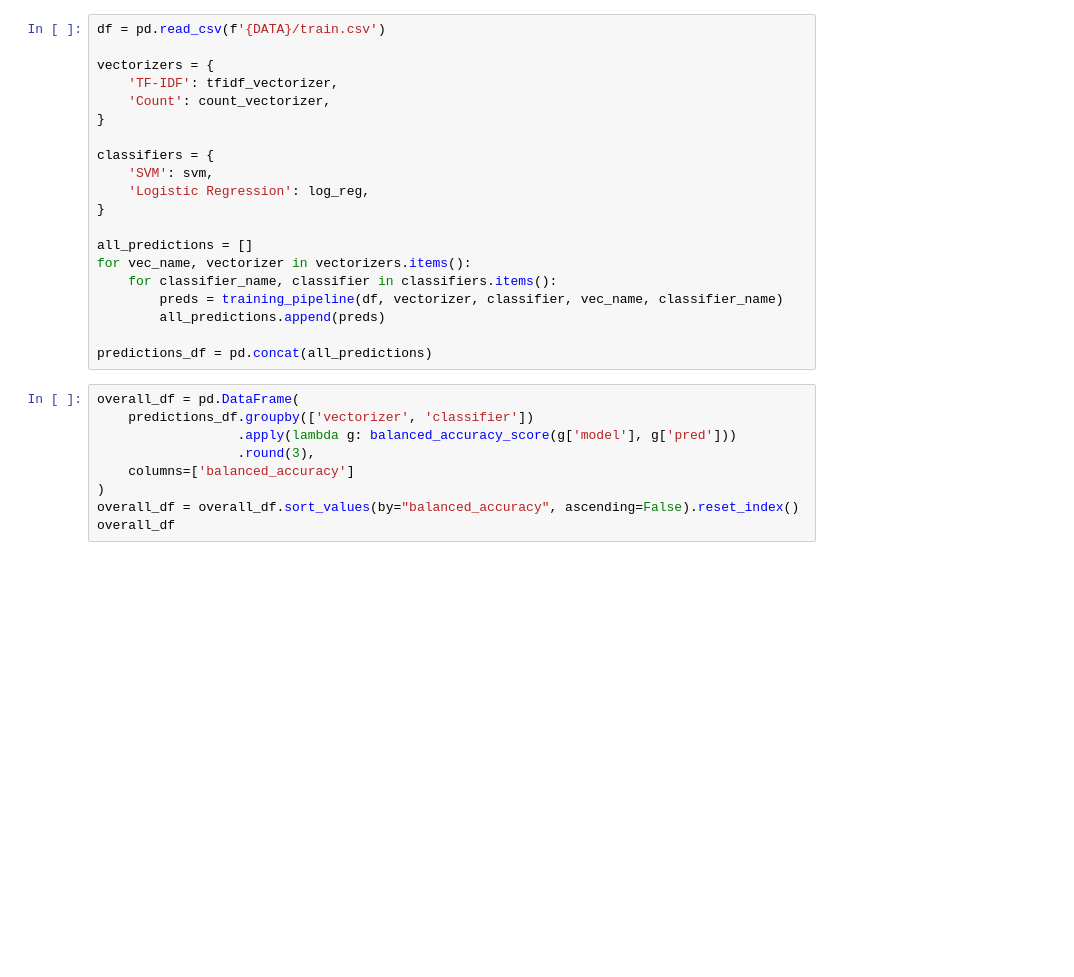
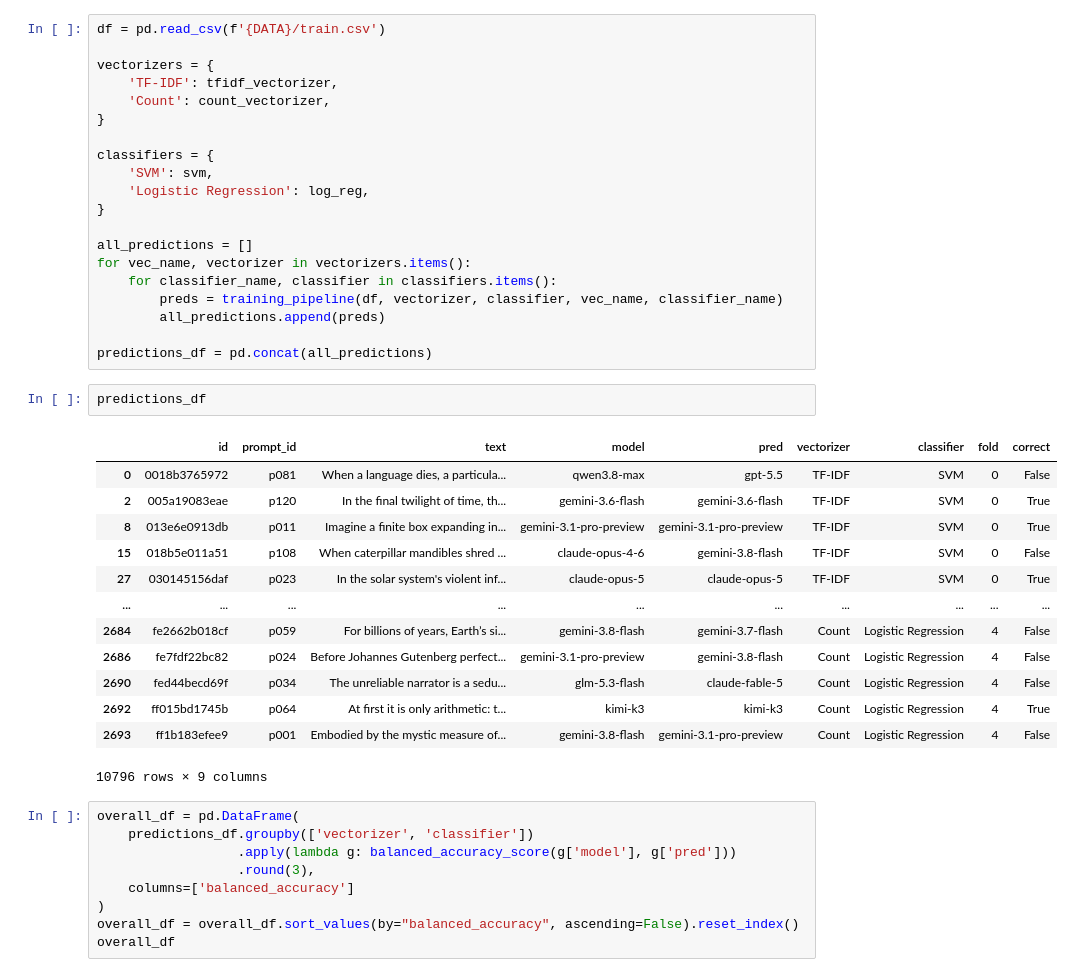
Before and after one commit to alvinnnnnnnnnn/Name-That-LLM, a Jupyter notebook: part1.ipynb, the cells around one changed output. Saved outputs shown, nothing was run; the diff lists cells and outputs as text; blank space fills up the shorter version.

```diff
--- a/part1.ipynb
+++ b/part1.ipynb
@@ -106,6 +106,22 @@ for vec_name, vectorizer in vectorizers.items():
         all_predictions.append(preds)
 
 predictions_df = pd.concat(all_predictions)
+# %%
+predictions_df
+# %% [output]
+|  | id | prompt_id | text | model | pred | vectorizer | classifier | fold | correct |
+| 0 | 0018b3765972 | p081 | When a language dies, a particula... | qwen3.8-max | gpt-5.5 | TF-IDF | SVM | 0 | False |
+| 2 | 005a19083eae | p120 | In the final twilight of time, th... | gemini-3.6-flash | gemini-3.6-flash | TF-IDF | SVM | 0 | True |
+| 8 | 013e6e0913db | p011 | Imagine a finite box expanding in... | gemini-3.1-pro-preview | gemini-3.1-pro-preview | TF-IDF | SVM | 0 | True |
+| 15 | 018b5e011a51 | p108 | When caterpillar mandibles shred ... | claude-opus-4-6 | gemini-3.8-flash | TF-IDF | SVM | 0 | False |
+| 27 | 030145156daf | p023 | In the solar system's violent inf... | claude-opus-5 | claude-opus-5 | TF-IDF | SVM | 0 | True |
+| ... | ... | ... | ... | ... | ... | ... | ... | ... | ... |
+| 2684 | fe2662b018cf | p059 | For billions of years, Earth’s si... | gemini-3.8-flash | gemini-3.7-flash | Count | Logistic Regression | 4 | False |
+| 2686 | fe7fdf22bc82 | p024 | Before Johannes Gutenberg perfect... | gemini-3.1-pro-preview | gemini-3.8-flash | Count | Logistic Regression | 4 | False |
+| 2690 | fed44becd69f | p034 | The unreliable narrator is a sedu... | glm-5.3-flash | claude-fable-5 | Count | Logistic Regression | 4 | False |
+| 2692 | ff015bd1745b | p064 | At first it is only arithmetic: t... | kimi-k3 | kimi-k3 | Count | Logistic Regression | 4 | True |
+| 2693 | ff1b183efee9 | p001 | Embodied by the mystic measure of... | gemini-3.8-flash | gemini-3.1-pro-preview | Count | Logistic Regression | 4 | False |
+10796 rows × 9 columns
 # %%
 overall_df = pd.DataFrame(
     predictions_df.groupby(['vectorizer', 'classifier'])
```
Also changed, not shown: 2 other files.
